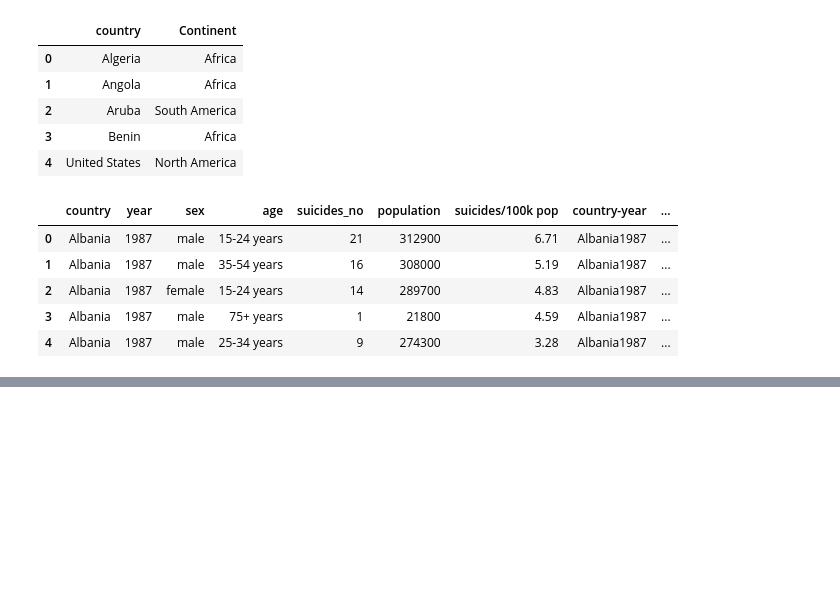
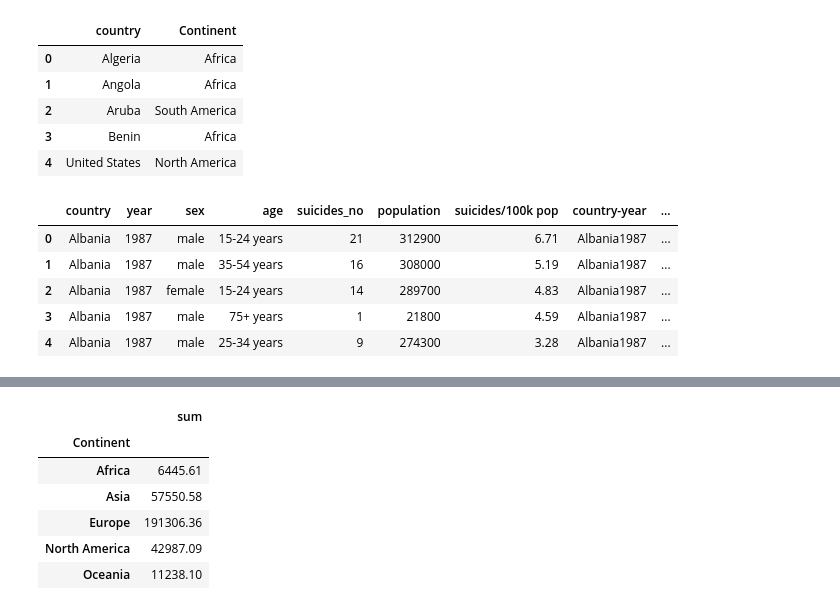
Before and after one commit to mguner-data/Global_Suicide_Data_Analysis, a Jupyter notebook: shanker_project_1.ipynb, the cells around one changed output, grey strips where cells are left out. Cells and saved outputs as stored; diff of their text form; code cells hidden in the pictures; blank space fills up the shorter version.

```diff
--- a/shanker_project_1.ipynb
+++ b/shanker_project_1.ipynb
@@ -53,0 +102,12 @@ AttributeError: 'NoneType' object has no attribute 'pop'
+# %%
+suicide_per_100k_by_continent = merged_suicide_df.groupby('Continent')['suicides/100k pop'].agg(['sum'])
+
+suicide_per_100k_by_continent.head()
+# %% [output]
+|  | sum |
+| Continent |  |
+| Africa | 6445.61 |
+| Asia | 57550.58 |
+| Europe | 191306.36 |
+| North America | 42987.09 |
+| Oceania | 11238.10 |
```
Also changed, not shown: parts of 6 cells of this notebook.
